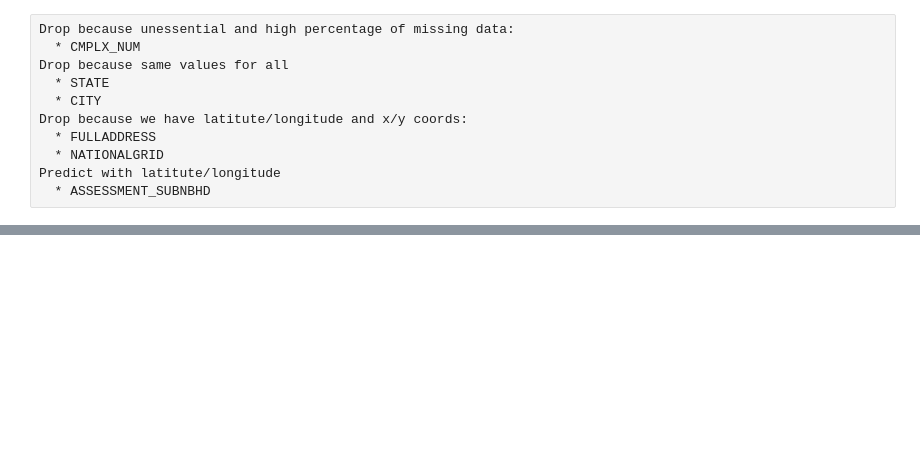
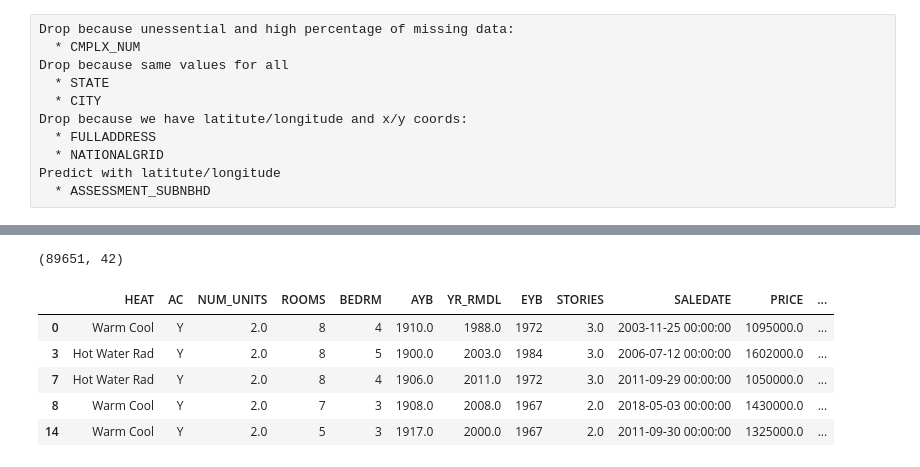
Before and after one commit to jasheriff/dc_capstone, a Jupyter notebook: DC_data_wrangling.ipynb, the cells around one changed output, grey strips where cells are left out. Drawn from its saved outputs; the diff is of its cells as text; code cells hidden in the pictures; blank space fills up the shorter version.

```diff
--- a/DC_data_wrangling.ipynb
+++ b/DC_data_wrangling.ipynb
@@ -170,7 +331,16 @@ print(len(takind))
 # %%
+#dataframe without outliers: odatd
 odatd = odat2.drop(index=takind)
-odatd.shape
+print(odatd.shape)
 odatd.head()
+# %% [output]
+(89651, 42)
+|  | HEAT | AC | NUM_UNITS | ROOMS | BEDRM | AYB | YR_RMDL | EYB | STORIES | SALEDATE | PRICE | ... |
+| 0 | Warm Cool | Y | 2.0 | 8 | 4 | 1910.0 | 1988.0 | 1972 | 3.0 | 2003-11-25 00:00:00 | 1095000.0 | ... |
+| 3 | Hot Water Rad | Y | 2.0 | 8 | 5 | 1900.0 | 2003.0 | 1984 | 3.0 | 2006-07-12 00:00:00 | 1602000.0 | ... |
+| 7 | Hot Water Rad | Y | 2.0 | 8 | 4 | 1906.0 | 2011.0 | 1972 | 3.0 | 2011-09-29 00:00:00 | 1050000.0 | ... |
+| 8 | Warm Cool | Y | 2.0 | 7 | 3 | 1908.0 | 2008.0 | 1967 | 2.0 | 2018-05-03 00:00:00 | 1430000.0 | ... |
+| 14 | Warm Cool | Y | 2.0 | 5 | 3 | 1917.0 | 2000.0 | 1967 | 2.0 | 2011-09-30 00:00:00 | 1325000.0 | ... |
 # %%
 #percentage of missing data per row in new dataset
 def missingdat(df):
```
Also changed, not shown: parts of 32 cells of this notebook.
